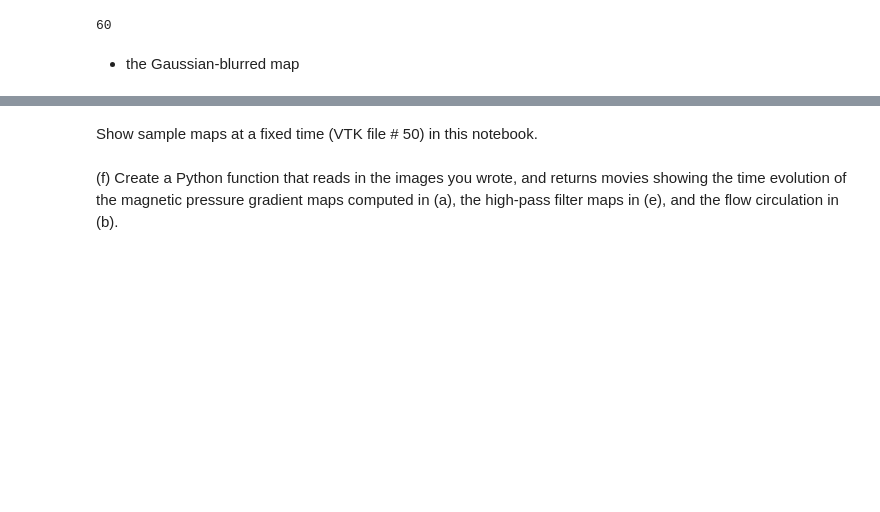
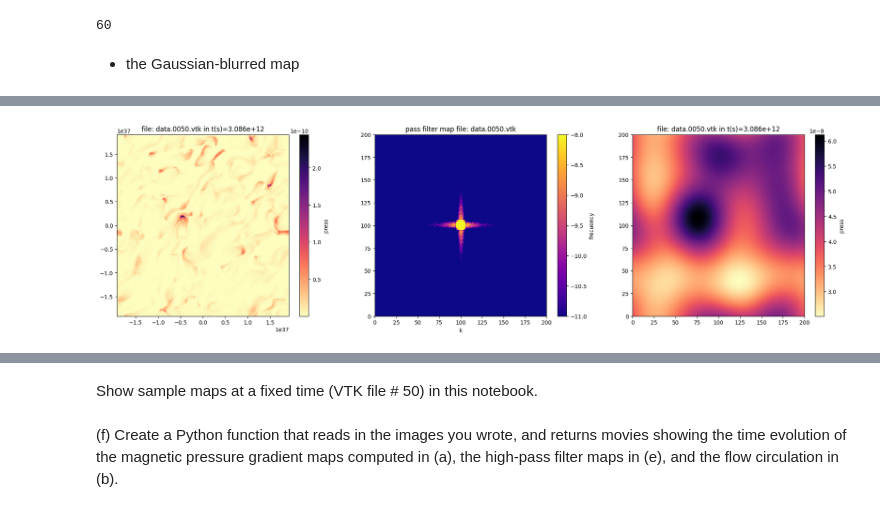
Before and after one commit to BadyMejia/documentos-para-subir, a Jupyter notebook: homework2.ipynb, the cells around one changed output, grey strips where cells are left out. Cells and saved outputs as stored; diff of their text form; code cells hidden in the pictures; blank space fills up the shorter version.

```diff
--- a/homework2.ipynb
+++ b/homework2.ipynb
@@ -897,0 +965,4 @@ gif_simulation_fourier("Fourier_filter_low","animation_filter_low.gif")
+# %%
+z_mask_fft=np.fft.fft2(z_m)
+z_mask_shift=np.fft.fftshift(z_mask_fft)
+z_mask_shift
@@ -897,0 +987,27 @@ gif_simulation_fourier("Fourier_filter_low","animation_filter_low.gif")
+# %%
+result_gauss=z_mask_shift*fft_tem
+invert_gaus=np.fft.ifftshift(result_gauss)
+invert_gaus=np.fft.ifft2(invert_gaus)
+
+inv_x = np.roll(invert_gaus.real, invert_gaus.shape[1]//2, axis = 1)
+inv_xy = np.roll(inv_x, invert_gaus.shape[0]//2, axis = 0)
+# %%
+fig,ax=plt.subplots(1,3,figsize=(24,6))
+
+mesh1=ax[0].pcolor(set1[0],set1[1],set1[2],cmap='magma_r')
+plt.colorbar(mesh1,ax=ax[0],label='press')
+ax[0].set_title(f'file: {name_22} in t(s)={tem_dic['time']:.3e}')
+
+mesh2=ax[1].pcolor(np.log10(np.abs(result_gauss)),cmap="plasma",vmin=-11,vmax=-8,shading="auto")
+plt.colorbar(mesh2,ax=ax[1],label='frecuency')
+ax[1].set_title(f'pass filter map file: {name_22}')
+ax[1].set_xlabel(f'k')
+
+mesh3=ax[2].pcolor(inv_xy,cmap='magma_r')
+plt.colorbar(mesh3,ax=ax[2],label='press')
+ax[2].set_title(f'file: {name_22} in t(s)={tem_dic['time']:.3e}')
+
+plt.show()
+plt.close(fig)
+# %% [output]
+[figure, added]
```
Also changed, not shown: parts of 5 cells of this notebook.
